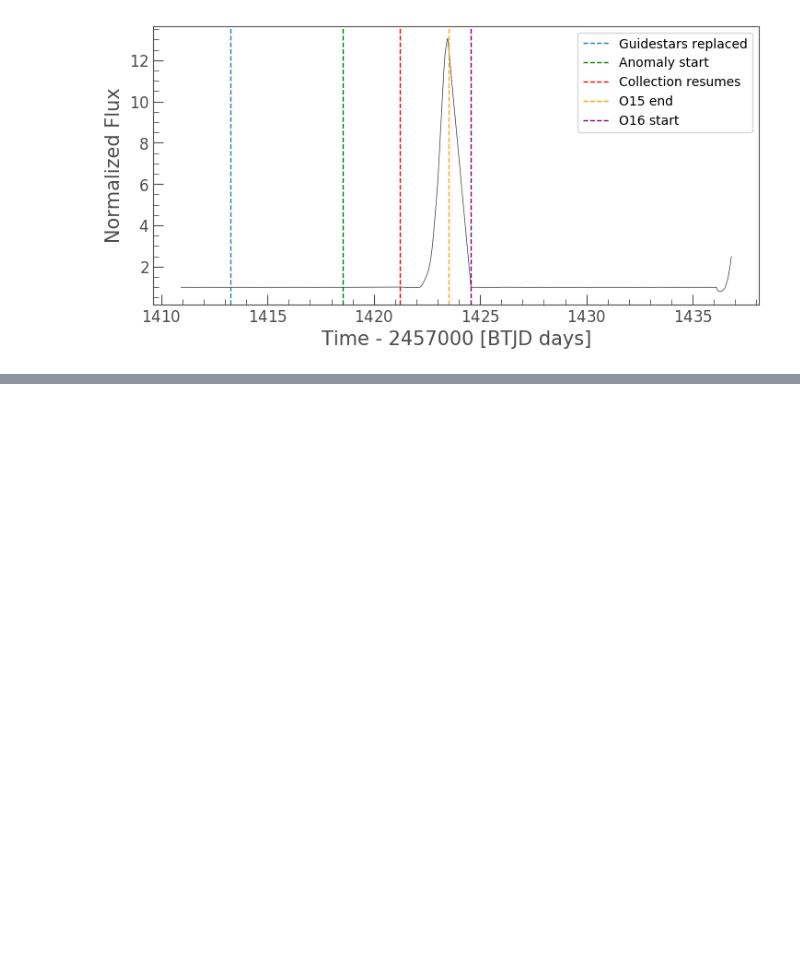
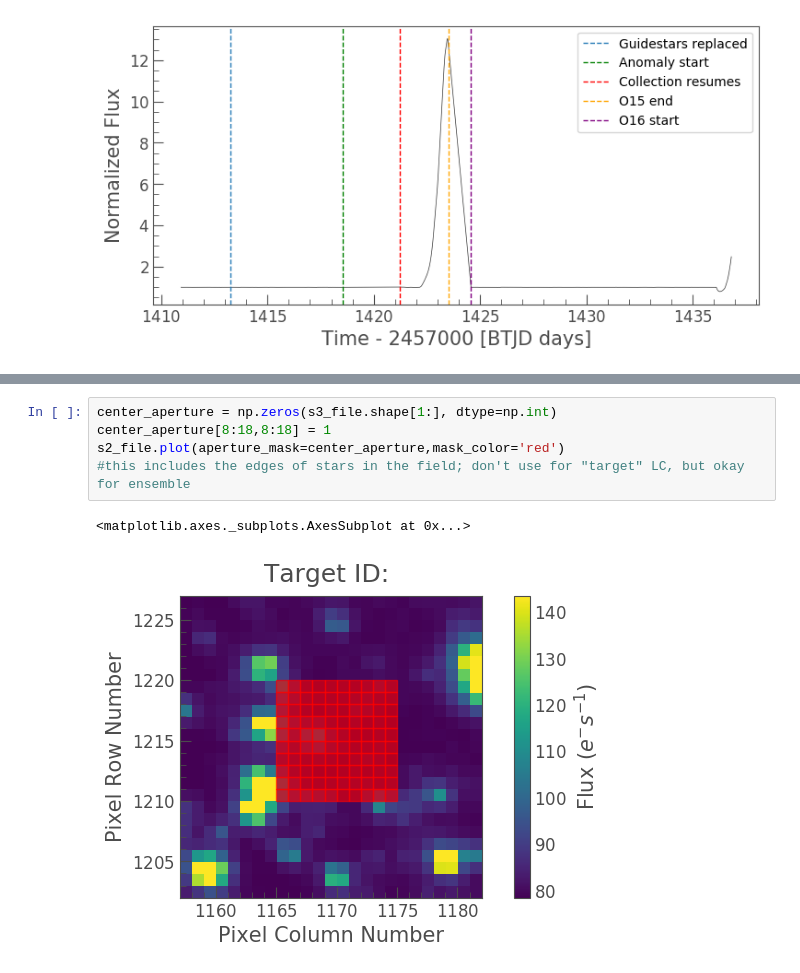
Before and after one commit to FGCUStellarResearch/GammaRayVisualizations, a Jupyter notebook: Lightkurve_sample.ipynb, the cells around one changed output, grey strips where cells are left out. Drawn from its saved outputs; the diff is of its cells as text; blank space fills up the shorter version.

```diff
--- a/Lightkurve_sample.ipynb
+++ b/Lightkurve_sample.ipynb
@@ -89,0 +102,8 @@ Also should probably do something smart about choosing pixels in the middle? Ins
+# %%
+center_aperture = np.zeros(s3_file.shape[1:], dtype=np.int)
+center_aperture[8:18,8:18] = 1
+s2_file.plot(aperture_mask=center_aperture,mask_color='red')
+#this includes the edges of stars in the field; don't use for "target" LC, but okay for ensemble
+# %% [output]
+<matplotlib.axes._subplots.AxesSubplot at 0x...>
+[figure, added]
```
Also changed, not shown: parts of 12 cells of this notebook.
